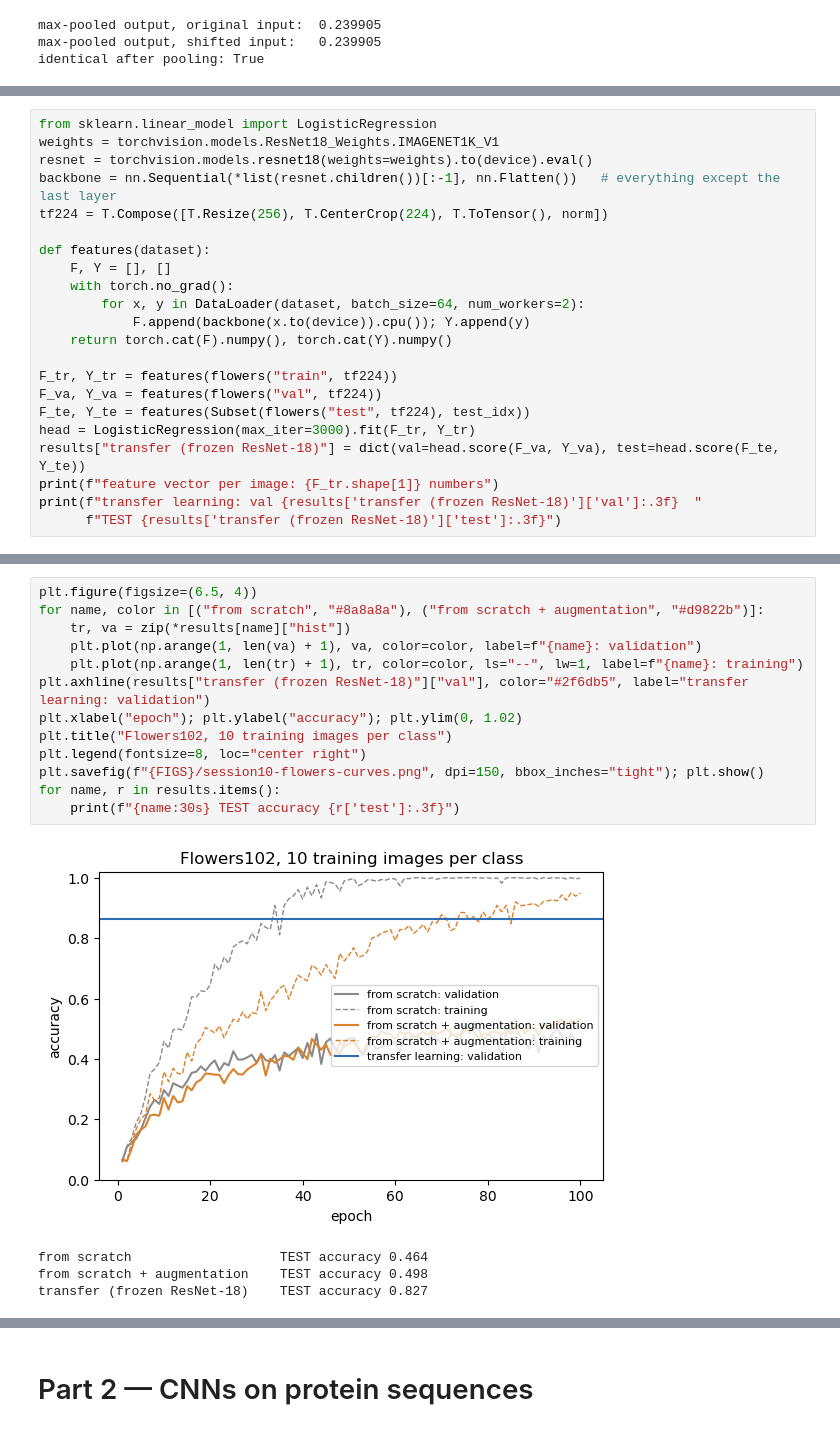
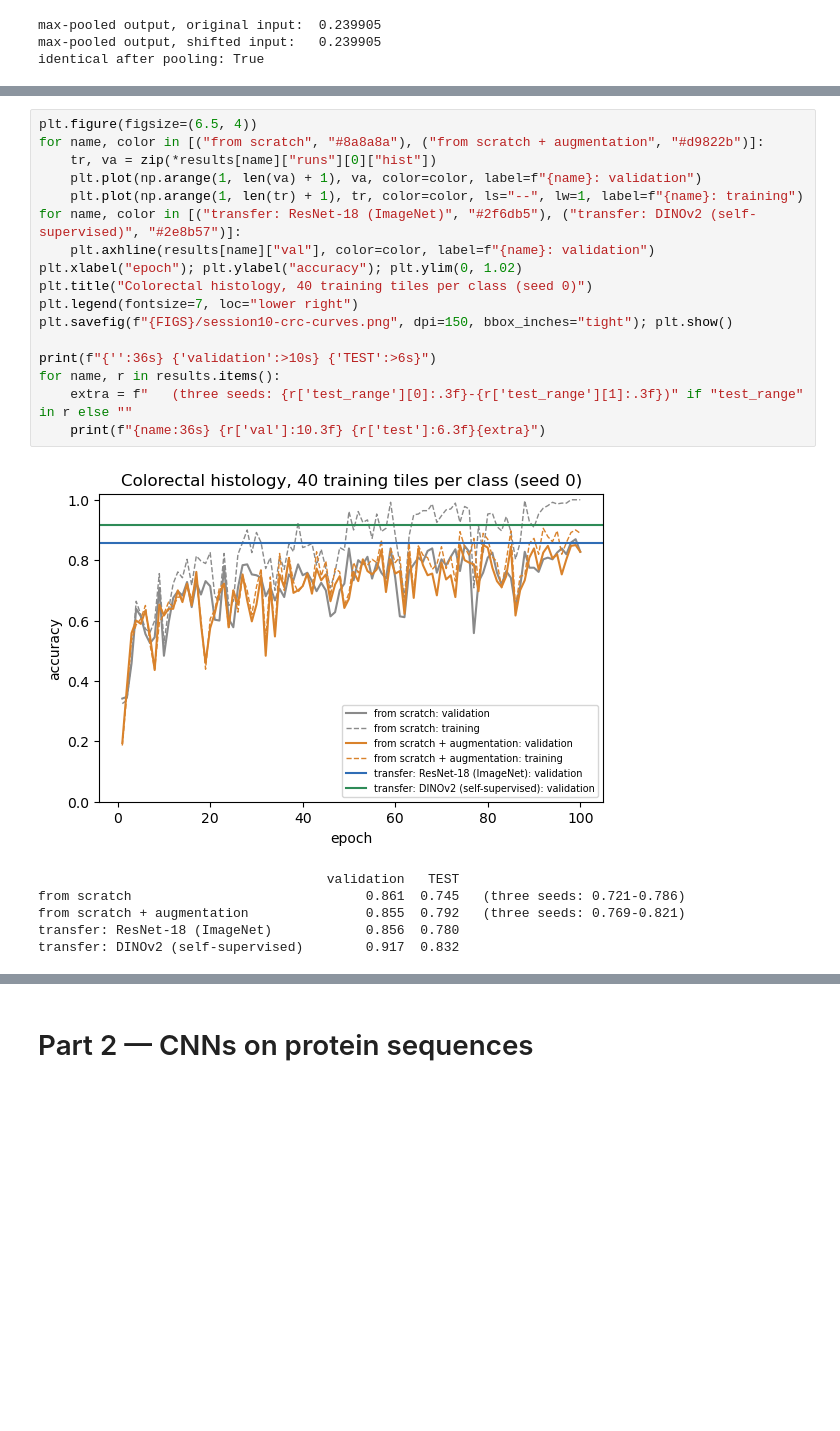
Before and after one commit to ElofssonLab/kb8029-book, a Jupyter notebook: notebooks/session10-cnns-in-code.ipynb, the cells around one changed output, grey strips where cells are left out. Drawn from its saved outputs; the diff is of its cells as text; blank space fills up the shorter version.

```diff
--- a/notebooks/session10-cnns-in-code.ipynb
+++ b/notebooks/session10-cnns-in-code.ipynb
@@ -240,22 +306,0 @@ al., 2016) with its ImageNet weights, used as a fixed feature extractor
-# %%
-from sklearn.linear_model import LogisticRegression
-weights = torchvision.models.ResNet18_Weights.IMAGENET1K_V1
-resnet = torchvision.models.resnet18(weights=weights).to(device).eval()
-backbone = nn.Sequential(*list(resnet.children())[:-1], nn.Flatten())   # everything except the last layer
-tf224 = T.Compose([T.Resize(256), T.CenterCrop(224), T.ToTensor(), norm])
-
-def features(dataset):
-    F, Y = [], []
-    with torch.no_grad():
-        for x, y in DataLoader(dataset, batch_size=64, num_workers=2):
-            F.append(backbone(x.to(device)).cpu()); Y.append(y)
-    return torch.cat(F).numpy(), torch.cat(Y).numpy()
-
-F_tr, Y_tr = features(flowers("train", tf224))
-F_va, Y_va = features(flowers("val", tf224))
-F_te, Y_te = features(Subset(flowers("test", tf224), test_idx))
-head = LogisticRegression(max_iter=3000).fit(F_tr, Y_tr)
-results["transfer (frozen ResNet-18)"] = dict(val=head.score(F_va, Y_va), test=head.score(F_te, Y_te))
-print(f"feature vector per image: {F_tr.shape[1]} numbers")
-print(f"transfer learning: val {results['transfer (frozen ResNet-18)']['val']:.3f}  "
-      f"TEST {results['transfer (frozen ResNet-18)']['test']:.3f}")
@@ -265,18 +363,24 @@ transfer learning: val 0.864  TEST 0.827
 # %%
 plt.figure(figsize=(6.5, 4))
 for name, color in [("from scratch", "#8a8a8a"), ("from scratch + augmentation", "#d9822b")]:
-    tr, va = zip(*results[name]["hist"])
+    tr, va = zip(*results[name]["runs"][0]["hist"])
     plt.plot(np.arange(1, len(va) + 1), va, color=color, label=f"{name}: validation")
     plt.plot(np.arange(1, len(tr) + 1), tr, color=color, ls="--", lw=1, label=f"{name}: training")
-plt.axhline(results["transfer (frozen ResNet-18)"]["val"], color="#2f6db5", label="transfer learning: validation")
+for name, color in [("transfer: ResNet-18 (ImageNet)", "#2f6db5"), ("transfer: DINOv2 (self-supervised)", "#2e8b57")]:
+    plt.axhline(results[name]["val"], color=color, label=f"{name}: validation")
 plt.xlabel("epoch"); plt.ylabel("accuracy"); plt.ylim(0, 1.02)
-plt.title("Flowers102, 10 training images per class")
-plt.legend(fontsize=8, loc="center right")
-plt.savefig(f"{FIGS}/session10-flowers-curves.png", dpi=150, bbox_inches="tight"); plt.show()
+plt.title("Colorectal histology, 40 training tiles per class (seed 0)")
+plt.legend(fontsize=7, loc="lower right")
+plt.savefig(f"{FIGS}/session10-crc-curves.png", dpi=150, bbox_inches="tight"); plt.show()
+
+print(f"{'':36s} {'validation':>10s} {'TEST':>6s}")
 for name, r in results.items():
-    print(f"{name:30s} TEST accuracy {r['test']:.3f}")
+    extra = f"   (three seeds: {r['test_range'][0]:.3f}-{r['test_range'][1]:.3f})" if "test_range" in r else ""
+    print(f"{name:36s} {r['val']:10.3f} {r['test']:6.3f}{extra}")
 # %% [output]
-[figure, old version]
+[figure, new version]
-from scratch                   TEST accuracy 0.464
-from scratch + augmentation    TEST accuracy 0.498
-transfer (frozen ResNet-18)    TEST accuracy 0.827
+                                     validation   TEST
+from scratch                              0.861  0.745   (three seeds: 0.721-0.786)
+from scratch + augmentation               0.855  0.792   (three seeds: 0.769-0.821)
+transfer: ResNet-18 (ImageNet)            0.856  0.780
+transfer: DINOv2 (self-supervised)        0.917  0.832
```
Also changed, not shown: parts of 25 cells of this notebook, 15 other files.
